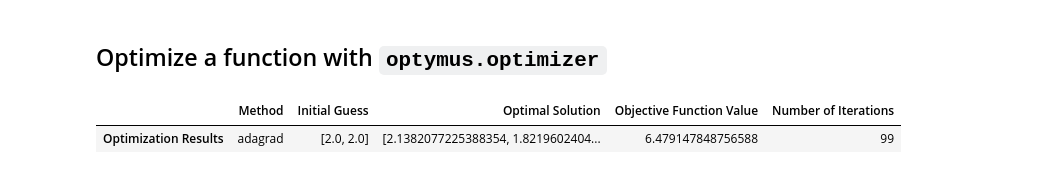
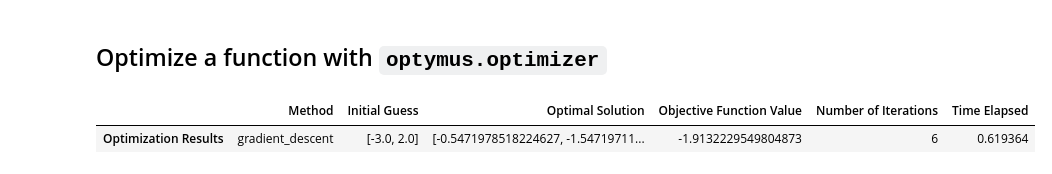
Before and after one commit to quant-sci/optymus, a Jupyter notebook: docs/source/examples/2.optimize_a_function.ipynb, the cells around one changed output. Saved outputs shown, nothing was run; the diff lists cells and outputs as text; code cells hidden in the pictures.

Commit message:
update: methods

```diff
--- a/docs/source/examples/2.optimize_a_function.ipynb
+++ b/docs/source/examples/2.optimize_a_function.ipynb
@@ -13,18 +13,19 @@ from optymus.benchmark import MccormickFunction
 # define the objective function
 f = MccormickFunction()
 
-# define the initial point
-initial_point = jnp.array([2.0, 2.0])
+# define initial guess
+initial_point = jnp.array([-3.0, 2.0])
 # %%
 # instantiate the optimizer with the objective function and the initial point
 # select the method to be used
-optimizer = Optimizer(f_obj=f,
-                      x0=initial_point,
-                      method='adagrad',
-                      )
+opt = Optimizer(
+    f_obj=f,
+    x0=initial_point,
+    method='gradient_descent',
+)
 # %%
 # print a short report about the optimization process
-optimizer.print_report()
+opt.print_report()
 # %% [output]
-|  | Method | Initial Guess | Optimal Solution | Objective Function Value | Number of Iterations |
-| Optimization Results | adagrad | [2.0, 2.0] | [2.1382077225388354, 1.8219602404... | 6.479147848756588 | 99 |
+|  | Method | Initial Guess | Optimal Solution | Objective Function Value | Number of Iterations | Time Elapsed |
+| Optimization Results | gradient_descent | [-3.0, 2.0] | [-0.5471978518224627, -1.54719711... | -1.9132229549804873 | 6 | 0.619364 |
```
Also changed, not shown: parts of 1 cell of this notebook, 24 other files.
